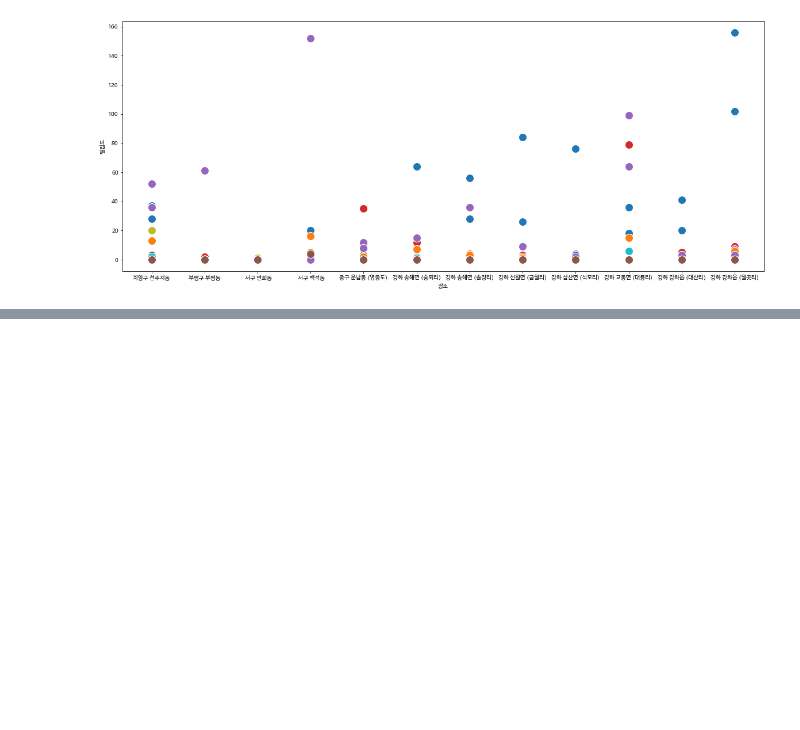
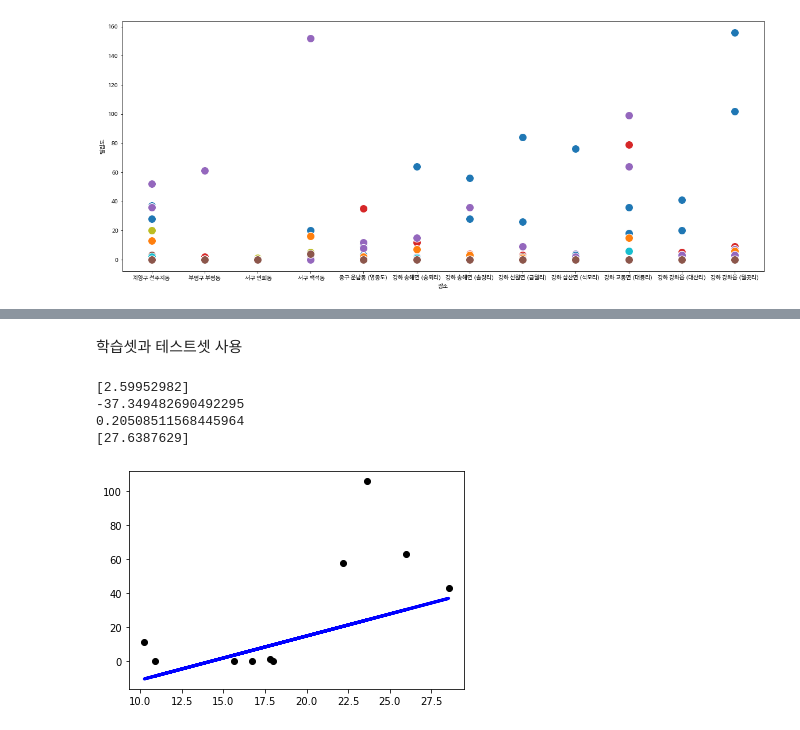
Before and after one commit to lkw0820/big_data_final, a Jupyter notebook: final_project.ipynb, the cells around one changed output, grey strips where cells are left out. Cells and saved outputs as stored; diff of their text form; code cells hidden in the pictures; blank space fills up the shorter version.

```diff
--- a/final_project.ipynb
+++ b/final_project.ipynb
@@ -86,0 +131,45 @@ fig.show()
+# %% [markdown]
+학습셋과 테스트셋 사용
+# %%
+import tensorflow as tf
+from sklearn import linear_model
+import numpy as np
+from sklearn.model_selection import train_test_split
+
+reg = linear_model.LinearRegression()
+
+#x= 밀집도 y = 온도
+grouped=df.groupby(['장소'])
+g1=grouped.get_group('계양구 선주지동')['얼룩날개모기류']
+g2=grouped.get_group('계양구 선주지동')['온도']
+y=np.array(g1)
+x=np.array(g2).reshape(31,1)
+
+#학습셋과 테스트셋 구분
+X_train, X_test, Y_train, Y_test = train_test_split(x,y,test_size=0.3)
+
+
+#학습
+reg.fit(X_train,Y_train)
+
+print(reg.coef_)		# 직선의 기울기 w
+print(reg.intercept_) 	# 직선의 y-절편 b
+print(reg.score(X_test, Y_test))
+print(reg.predict([[25]]))
+
+# 학습 데이터와 y 값을 산포도로 그린다.
+plt.scatter(X_test, Y_test, color='black')
+
+# 학습 데이터를 입력으로 하여 예측값을 계산한다.
+y_pred = reg.predict(X_test)
+
+# 학습 데이터와 예측값으로 선그래프로 그린다.
+# 계산된 기울기와 y 절편을 가지는 직선이 그려진다.
+plt.plot(X_test, y_pred, color='blue', linewidth=3)
+plt.show()
+# %% [output]
+[2.59952982]
+-37.349482690492295
+0.20508511568445964
+[27.6387629]
+[figure, added]
```
Also changed, not shown: parts of 3 cells of this notebook.
